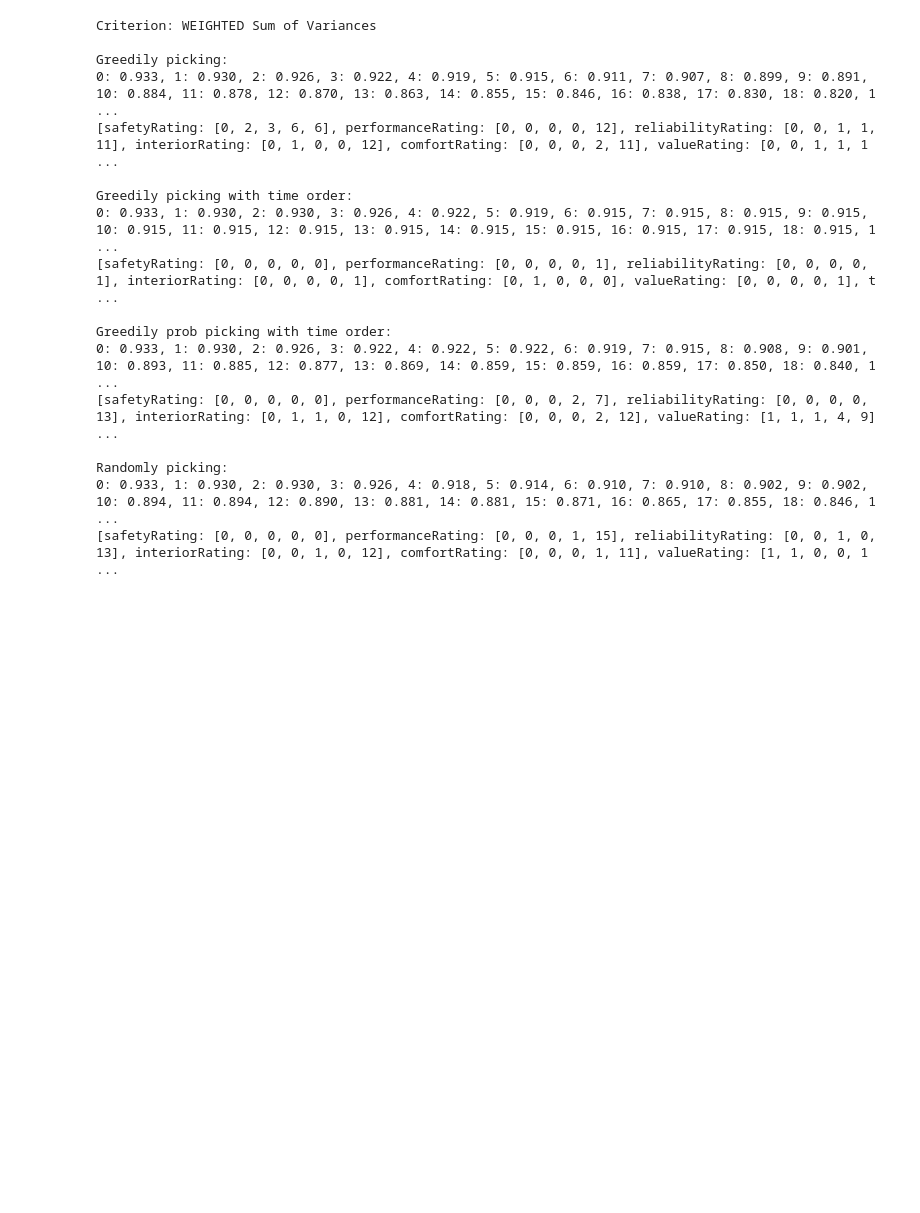
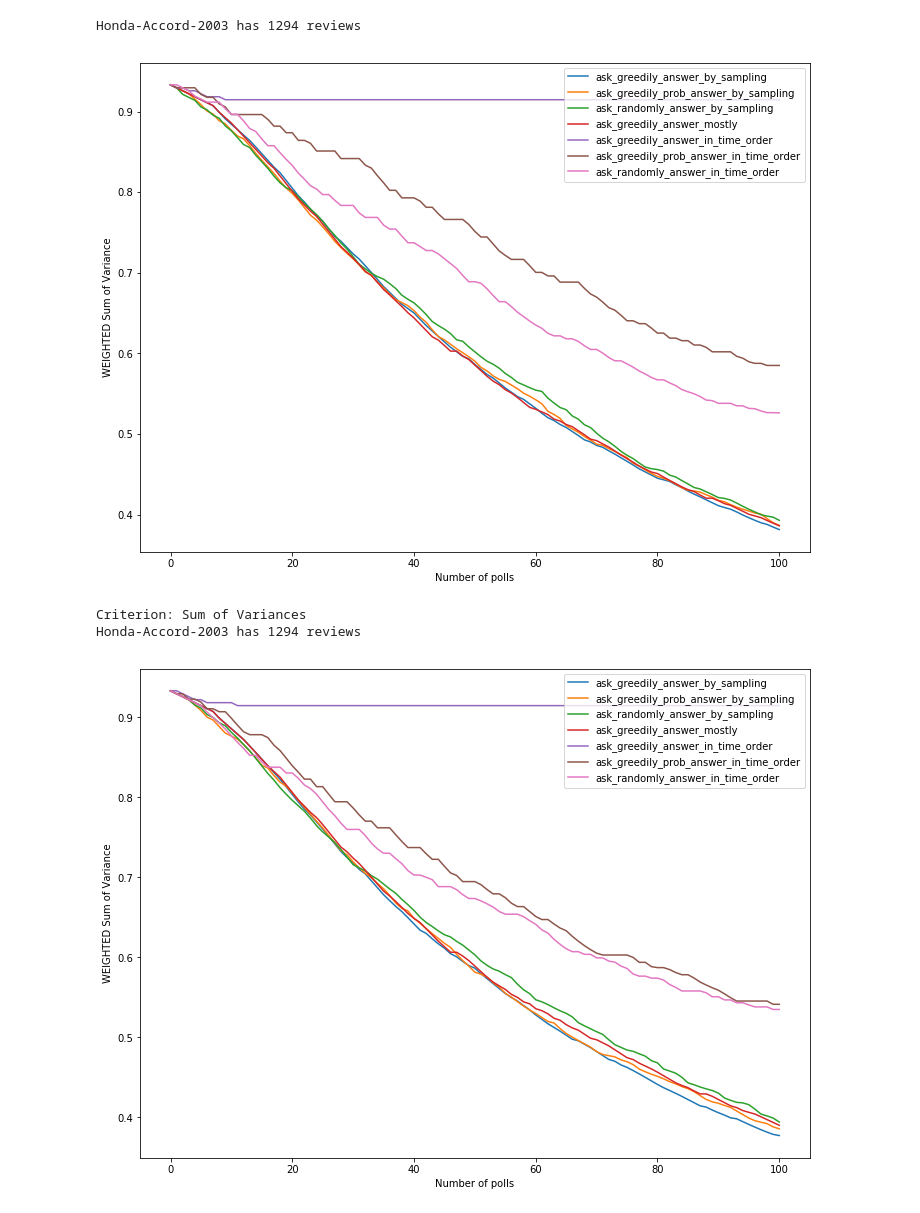
Before and after one commit to lexuanthongnhat/reviews-solicitation, a Jupyter notebook: Experiment.ipynb, the cells around one changed output. Saved outputs shown, nothing was run; the diff lists cells and outputs as text; code cells hidden in the pictures; blank space fills up the shorter version.

Commit message:
Plot more ask_methods in jupyter

```diff
--- a/Experiment.ipynb
+++ b/Experiment.ipynb
@@ -0,0 +1,14 @@
+# %%
+import reviews_soli_driver
+from reviews_soli import ReviewsSolicitation
+
+ask_methods = ReviewsSolicitation.ask_methods
+
+car_to_reviews, car_to_result_stats, dataset_profile = \
+    reviews_soli_driver.simulate_reviews_soli(
+        'datasets/edmunds_reviews.csv',
+        criterion='weighted_sum_dirichlet_variances')
+
+print(dataset_profile)
+print()
+print('Criterion: WEIGHTED Sum of Variances')
@@ -1,25 +24,44 @@
+# %%
+def plot_ask_methods(sim_stats):
+    fig, ax = plt.subplots(figsize=(12, 9))
+    X = list(sim_stats[0].step_to_cost.keys())
+    for i, ask_method in enumerate(ask_methods):
+        sim_stat = sim_stats[i]
+        Y = list(sim_stat.step_to_cost.values())
+        line, = ax.plot(X, Y, label=ask_method)
+
+    ax.legend(loc='upper right')
+    ax.set_xlabel('Number of polls')
+    ax.set_ylabel('WEIGHTED Sum of Variance')
+    plt.show()
+# %%
+%matplotlib inline
+import matplotlib.pyplot as plt
+import random
+
+car = random.choice(list(car_to_reviews.keys()))
+reviews = car_to_reviews[car]
+print('{} has {} reviews'.format(car, len(reviews)))
+
+sim_stats = car_to_result_stats[car]
+plot_ask_methods(sim_stats)
+# %% [output]
+Honda-Accord-2003 has 1294 reviews
+[figure, added]
 # %%
-import reviews_soli
+print('Criterion: Sum of Variances')
+car_to_reviews, car_to_result_stats, dataset_profile = \
+    reviews_soli_driver.simulate_reviews_soli(
+        'datasets/edmunds_reviews.csv',
+        criterion='weighted_sum_dirichlet_variances')
 
-print('Criterion: WEIGHTED Sum of Variances')
-car_to_reviews, car_to_result_stats = \
-    reviews_soli.simulate_reviews_soli('datasets/edmunds_reviews.csv',
-                                       criterion='weighted_sum_dirichlet_variances')
+car = random.choice(list(car_to_reviews.keys()))
+reviews = car_to_reviews[car]
+print('{} has {} reviews'.format(car, len(reviews)))
+
+sim_stats = car_to_result_stats[car]
+plot_ask_methods(sim_stats)
 # %% [output]
-Criterion: WEIGHTED Sum of Variances
-
-Greedily picking:
-0: 0.933, 1: 0.930, 2: 0.926, 3: 0.922, 4: 0.919, 5: 0.915, 6: 0.911, 7: 0.907, 8: 0.899, 9: 0.891, 10: 0.884, 11: 0.878, 12: 0.870, 13: 0.863, 14: 0.855, 15: 0.846, 16: 0.838, 17: 0.830, 18: 0.820, 1 ...
-[safetyRating: [0, 2, 3, 6, 6], performanceRating: [0, 0, 0, 0, 12], reliabilityRating: [0, 0, 1, 1, 11], interiorRating: [0, 1, 0, 0, 12], comfortRating: [0, 0, 0, 2, 11], valueRating: [0, 0, 1, 1, 1 ...
-
-Greedily picking with time order:
-0: 0.933, 1: 0.930, 2: 0.930, 3: 0.926, 4: 0.922, 5: 0.919, 6: 0.915, 7: 0.915, 8: 0.915, 9: 0.915, 10: 0.915, 11: 0.915, 12: 0.915, 13: 0.915, 14: 0.915, 15: 0.915, 16: 0.915, 17: 0.915, 18: 0.915, 1 ...
-[safetyRating: [0, 0, 0, 0, 0], performanceRating: [0, 0, 0, 0, 1], reliabilityRating: [0, 0, 0, 0, 1], interiorRating: [0, 0, 0, 0, 1], comfortRating: [0, 1, 0, 0, 0], valueRating: [0, 0, 0, 0, 1], t ...
-
-Greedily prob picking with time order:
-0: 0.933, 1: 0.930, 2: 0.926, 3: 0.922, 4: 0.922, 5: 0.922, 6: 0.919, 7: 0.915, 8: 0.908, 9: 0.901, 10: 0.893, 11: 0.885, 12: 0.877, 13: 0.869, 14: 0.859, 15: 0.859, 16: 0.859, 17: 0.850, 18: 0.840, 1 ...
-[safetyRating: [0, 0, 0, 0, 0], performanceRating: [0, 0, 0, 2, 7], reliabilityRating: [0, 0, 0, 0, 13], interiorRating: [0, 1, 1, 0, 12], comfortRating: [0, 0, 0, 2, 12], valueRating: [1, 1, 1, 4, 9] ...
-
-Randomly picking:
-0: 0.933, 1: 0.930, 2: 0.930, 3: 0.926, 4: 0.918, 5: 0.914, 6: 0.910, 7: 0.910, 8: 0.902, 9: 0.902, 10: 0.894, 11: 0.894, 12: 0.890, 13: 0.881, 14: 0.881, 15: 0.871, 16: 0.865, 17: 0.855, 18: 0.846, 1 ...
-[safetyRating: [0, 0, 0, 0, 0], performanceRating: [0, 0, 0, 1, 15], reliabilityRating: [0, 0, 1, 0, 13], interiorRating: [0, 0, 1, 0, 12], comfortRating: [0, 0, 0, 1, 11], valueRating: [1, 1, 0, 0, 1 ...
+Criterion: Sum of Variances
+Honda-Accord-2003 has 1294 reviews
+[figure, added]
```
Also changed, not shown: parts of 3 cells of this notebook, 1 other file.
